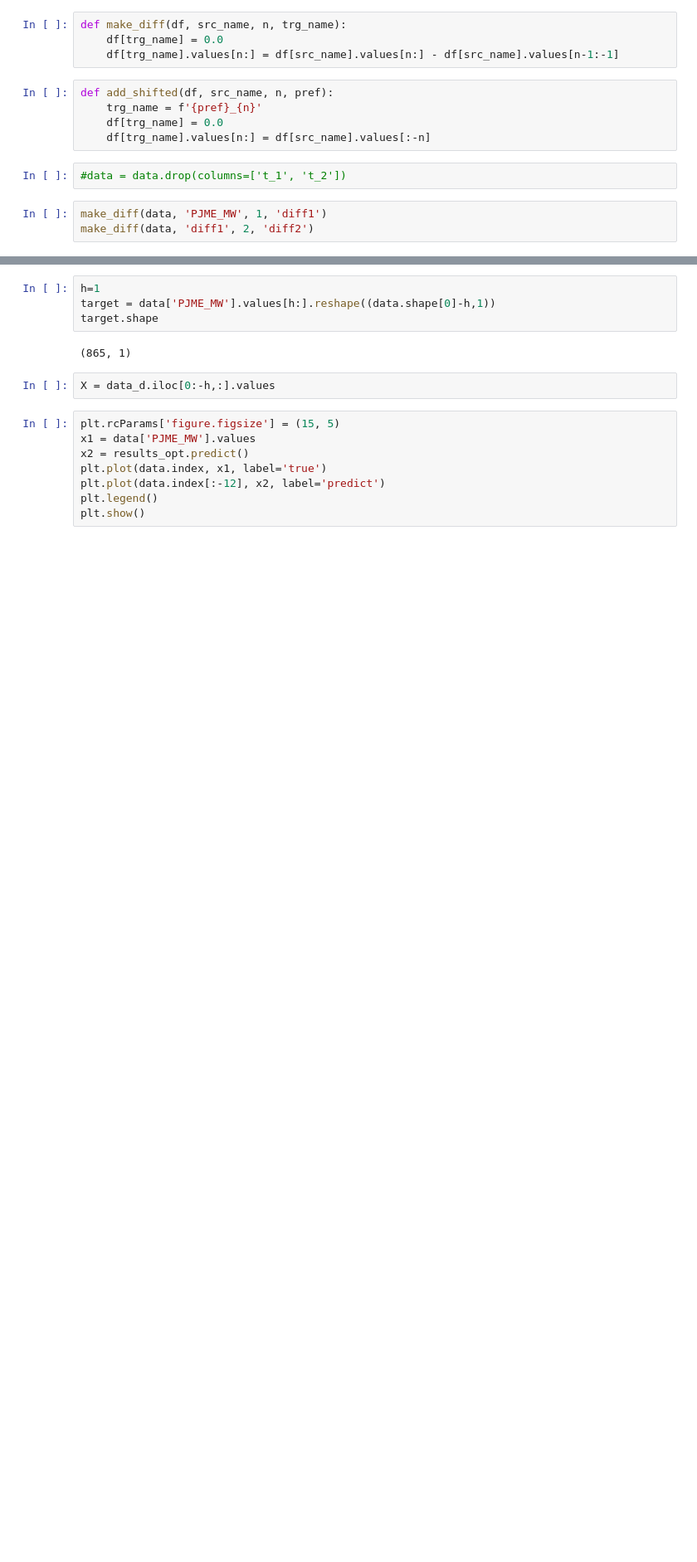
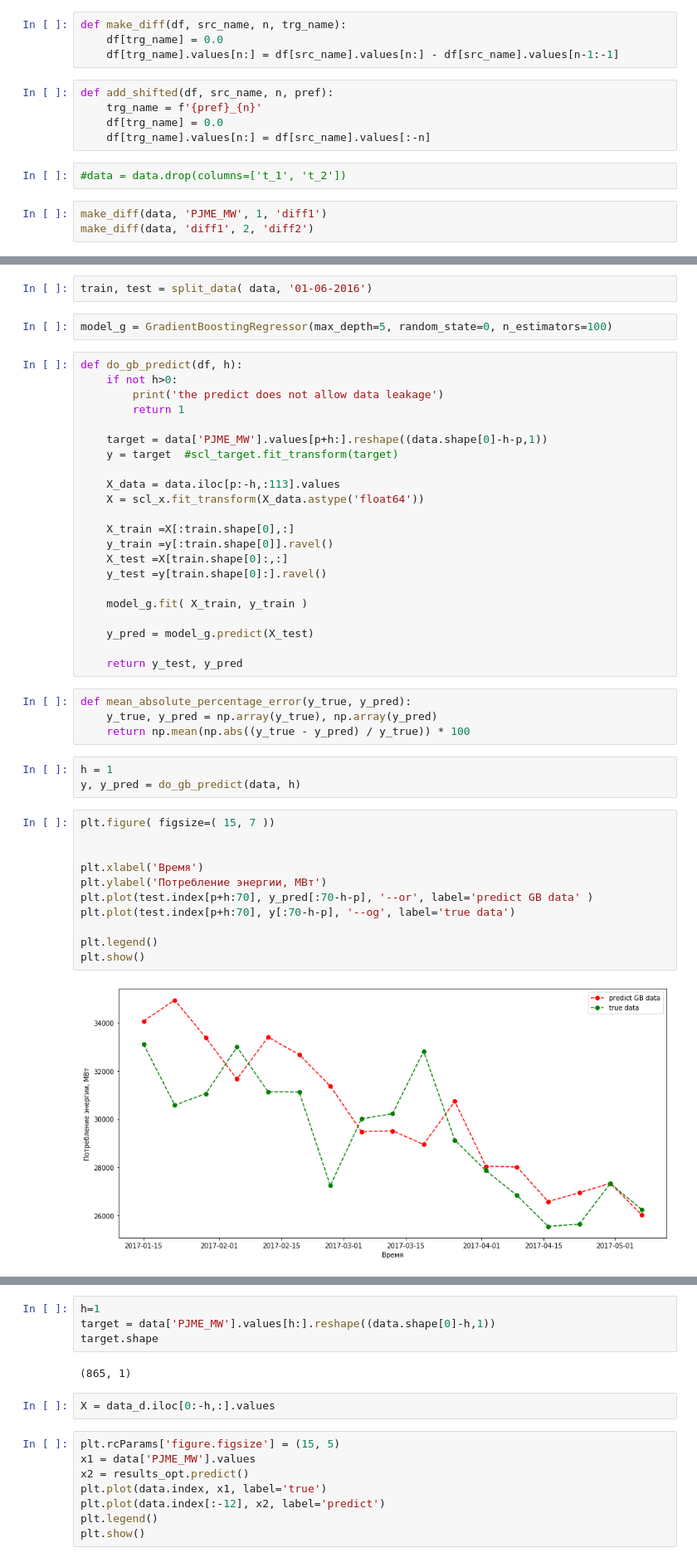
Before and after one commit to VadimGrishin/time_series, a Jupyter notebook: time_ser_less4.ipynb, the cells around one changed output, grey strips where cells are left out. Shown: that part at 83% size. Cells and saved outputs as stored; diff of their text form; blank space fills up the shorter version.

```diff
--- a/time_ser_less4.ipynb
+++ b/time_ser_less4.ipynb
@@ -90,0 +221,46 @@ data.head()
+# %%
+train, test = split_data( data, '01-06-2016')
+# %%
+model_g = GradientBoostingRegressor(max_depth=5, random_state=0, n_estimators=100)
+# %%
+def do_gb_predict(df, h):
+    if not h>0:
+        print('the predict does not allow data leakage')
+        return 1
+
+    target = data['PJME_MW'].values[p+h:].reshape((data.shape[0]-h-p,1))
+    y = target  #scl_target.fit_transform(target)
+
+    X_data = data.iloc[p:-h,:113].values
+    X = scl_x.fit_transform(X_data.astype('float64'))
+
+    X_train =X[:train.shape[0],:]
+    y_train =y[:train.shape[0]].ravel()
+    X_test =X[train.shape[0]:,:]
+    y_test =y[train.shape[0]:].ravel()
+
+    model_g.fit( X_train, y_train )
+
+    y_pred = model_g.predict(X_test)
+
+    return y_test, y_pred
+# %%
+def mean_absolute_percentage_error(y_true, y_pred):
+    y_true, y_pred = np.array(y_true), np.array(y_pred)
+    return np.mean(np.abs((y_true - y_pred) / y_true)) * 100
+# %%
+h = 1
+y, y_pred = do_gb_predict(data, h)
+# %%
+plt.figure( figsize=( 15, 7 ))
+
+
+plt.xlabel('Время')
+plt.ylabel('Потребление энергии, МВт')
+plt.plot(test.index[p+h:70], y_pred[:70-h-p], '--or', label='predict GB data' )
+plt.plot(test.index[p+h:70], y[:70-h-p], '--og', label='true data')
+
+plt.legend()
+plt.show()
+# %% [output]
+[figure, added]
```
Also changed, not shown: parts of 35 cells of this notebook.
